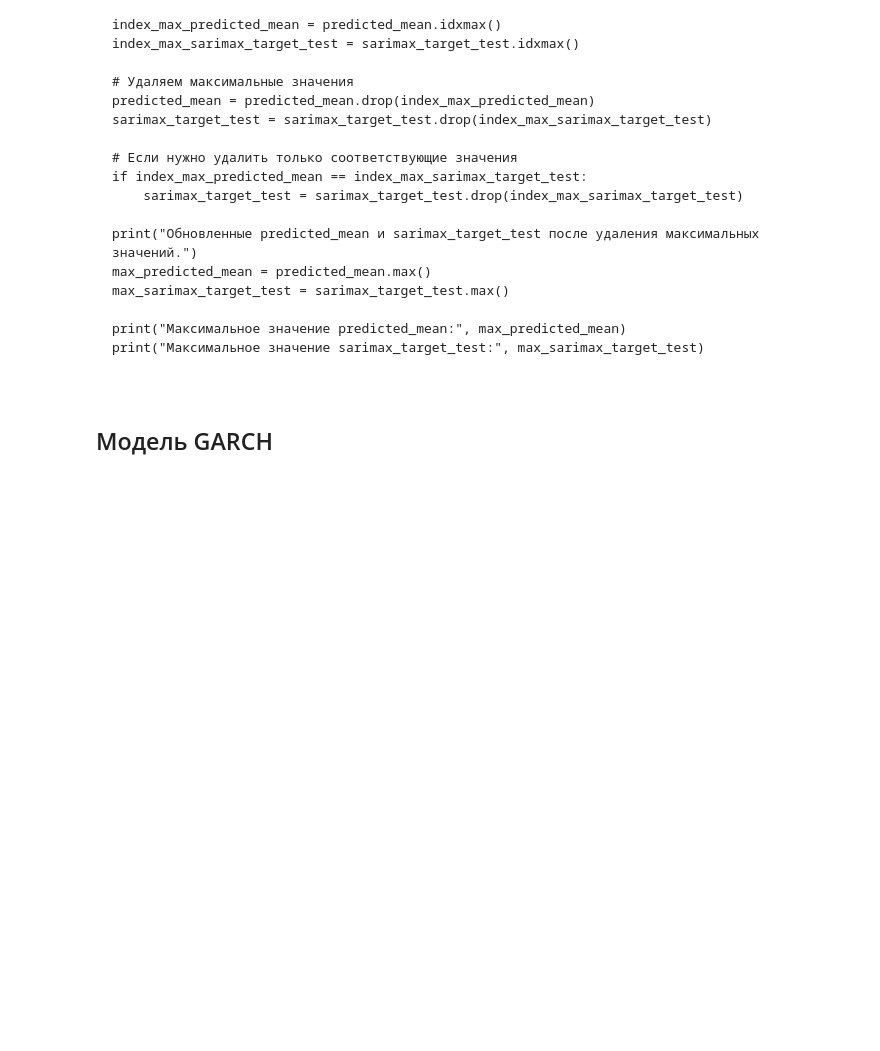
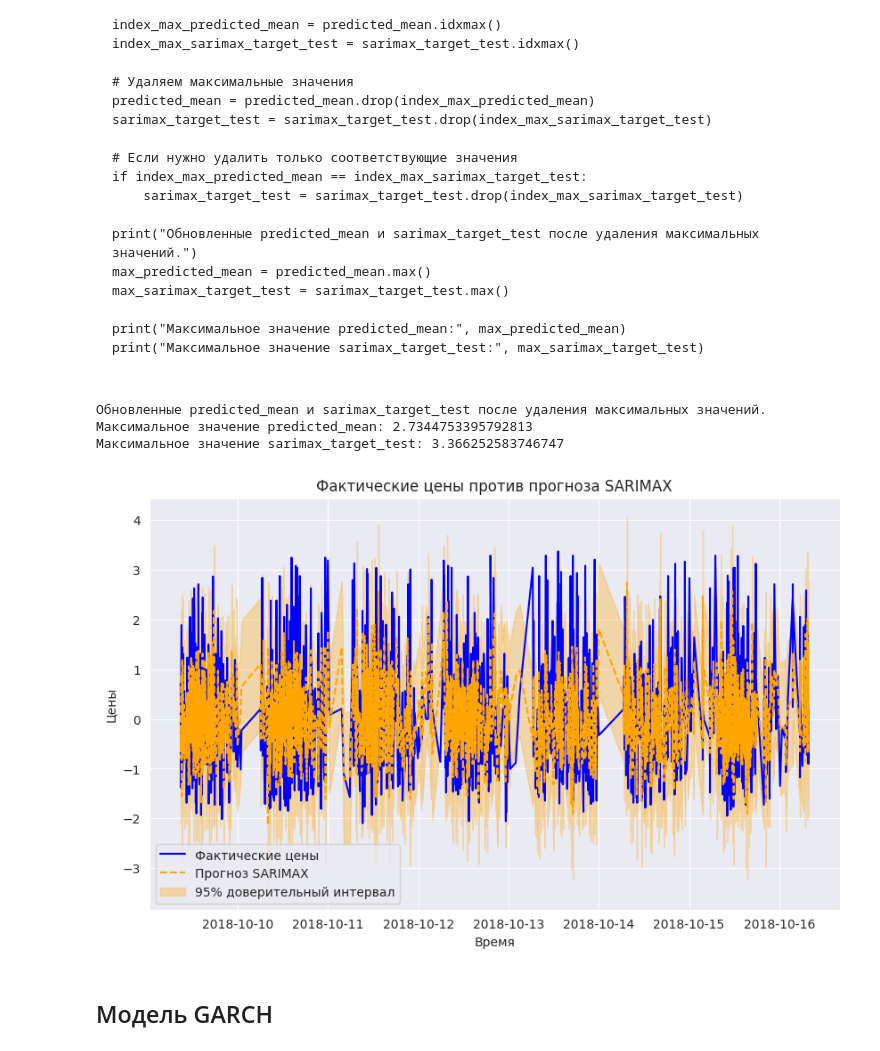
Before and after one commit to CodeHunterOfficial/AI_DataMining, a Jupyter notebook: Прогнозирование_временных_рядов_12_10_2024.ipynb, the cells around one changed output. Drawn from its saved outputs; the diff is of its cells as text; code cells hidden in the pictures; blank space fills up the shorter version.

````diff
--- a/Прогнозирование_временных_рядов_12_10_2024.ipynb
+++ b/Прогнозирование_временных_рядов_12_10_2024.ipynb
@@ -2313,6 +2382,54 @@ print("Максимальное значение predicted_mean:", max_predicted
 print("Максимальное значение sarimax_target_test:", max_sarimax_target_test)
 
 ```
+# %%
+import matplotlib.pyplot as plt
+# Находим максимальные значения
+max_predicted_mean = predicted_mean.max()
+max_sarimax_target_test = sarimax_target_test.max()
+
+# Находим индексы максимальных значений
+index_max_predicted_mean = predicted_mean.idxmax()
+index_max_sarimax_target_test = sarimax_target_test.idxmax()
+
+# Удаляем максимальные значения
+predicted_mean = predicted_mean.drop(index_max_predicted_mean)
+sarimax_target_test = sarimax_target_test.drop(index_max_sarimax_target_test)
+
+# Если нужно удалить только соответствующие значения
+if index_max_predicted_mean == index_max_sarimax_target_test:
+    sarimax_target_test = sarimax_target_test.drop(index_max_sarimax_target_test)
+
+print("Обновленные predicted_mean и sarimax_target_test после удаления максимальных значений.")
+max_predicted_mean = predicted_mean.max()
+max_sarimax_target_test = sarimax_target_test.max()
+
+print("Максимальное значение predicted_mean:", max_predicted_mean)
+print("Максимальное значение sarimax_target_test:", max_sarimax_target_test)
+
+
+# Примерные значения стандартной ошибки (замените на свои данные)
+std_error = np.std(predicted_mean)  # или используйте свой метод для вычисления стандартной ошибки
+confidence_interval = 1.96 * std_error  # 95% доверительный интервал
+
+# Вычисляем верхнюю и нижнюю границы доверительного интервала
+upper_bound = predicted_mean + confidence_interval
+lower_bound = predicted_mean - confidence_interval
+
+plt.figure(figsize=(10, 6))
+plt.plot(sarimax_target_test.index, sarimax_target_test, label="Фактические цены", color='blue')
+plt.plot(sarimax_target_test.index, predicted_mean, label="Прогноз SARIMAX", linestyle='--', color='orange')
+plt.fill_between(sarimax_target_test.index, lower_bound, upper_bound, color='orange', alpha=0.3, label='95% доверительный интервал')
+plt.title("Фактические цены против прогноза SARIMAX")
+plt.xlabel('Время')
+plt.ylabel('Цены')
+plt.legend()
+plt.show()
+# %% [output]
+Обновленные predicted_mean и sarimax_target_test после удаления максимальных значений.
+Максимальное значение predicted_mean: 2.7344753395792813
+Максимальное значение sarimax_target_test: 3.366252583746747
+[figure, added]
 # %% [markdown]
 ## Модель GARCH
 # %%
````
Also changed, not shown: parts of 2 cells of this notebook.
